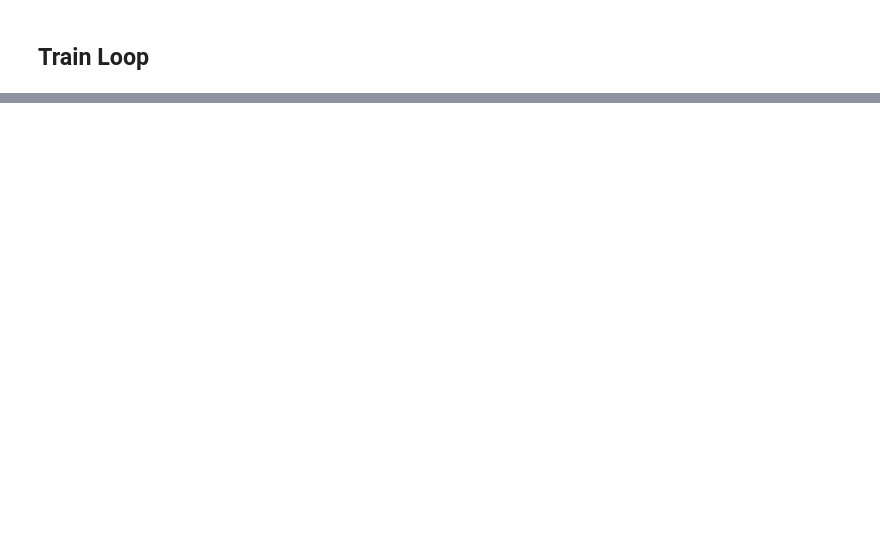
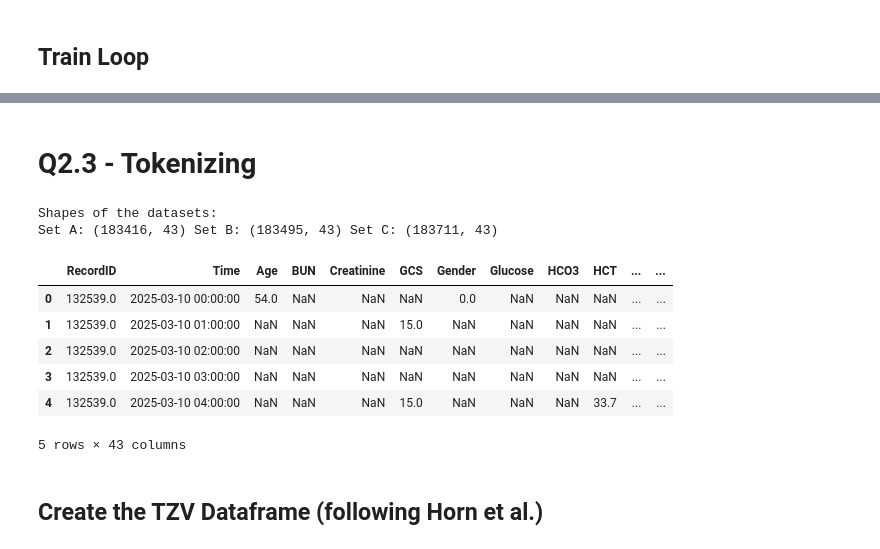
Before and after one commit to francescobondi02/project-1-ml4hc, a Jupyter notebook: notebooks/5_fb_rnn.ipynb, the cells around one changed output, grey strips where cells are left out. Saved outputs shown, nothing was run; the diff lists cells and outputs as text; code cells hidden in the pictures; blank space fills up the shorter version.

```diff
--- a/notebooks/5_fb_rnn.ipynb
+++ b/notebooks/5_fb_rnn.ipynb
@@ -665,0 +357,18 @@ print(f"✅ Accuracy: {accuracy:.3f}")
+# %% [markdown]
+# Q2.3 - Tokenizing
+# %%
+# For this part, we need to load the initial data
+set_a_initial, set_b_initial, set_c_initial = load_basic_data()
+set_a_initial.head()
+# %% [output]
+Shapes of the datasets:
+Set A: (183416, 43) Set B: (183495, 43) Set C: (183711, 43)
+|  | RecordID | Time | Age | BUN | Creatinine | GCS | Gender | Glucose | HCO3 | HCT | ... | ... |
+| 0 | 132539.0 | 2025-03-10 00:00:00 | 54.0 | NaN | NaN | NaN | 0.0 | NaN | NaN | NaN | ... | ... |
+| 1 | 132539.0 | 2025-03-10 01:00:00 | NaN | NaN | NaN | 15.0 | NaN | NaN | NaN | NaN | ... | ... |
+| 2 | 132539.0 | 2025-03-10 02:00:00 | NaN | NaN | NaN | NaN | NaN | NaN | NaN | NaN | ... | ... |
+| 3 | 132539.0 | 2025-03-10 03:00:00 | NaN | NaN | NaN | NaN | NaN | NaN | NaN | NaN | ... | ... |
+| 4 | 132539.0 | 2025-03-10 04:00:00 | NaN | NaN | NaN | 15.0 | NaN | NaN | NaN | 33.7 | ... | ... |
+5 rows × 43 columns
+# %% [markdown]
+## Create the TZV Dataframe (following Horn et al.)
```
Also changed, not shown: parts of 68 cells of this notebook, 3 other files.
